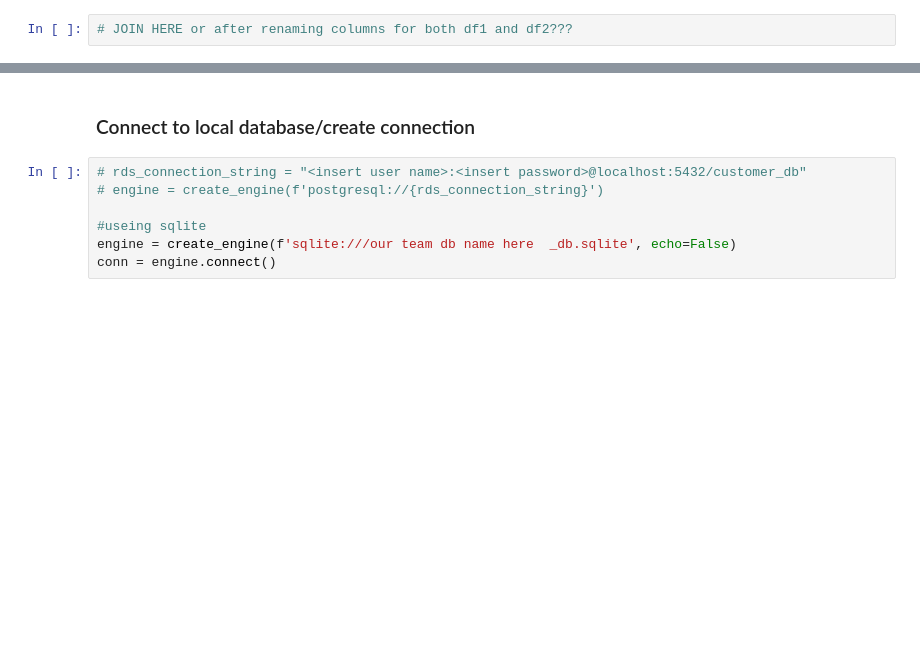
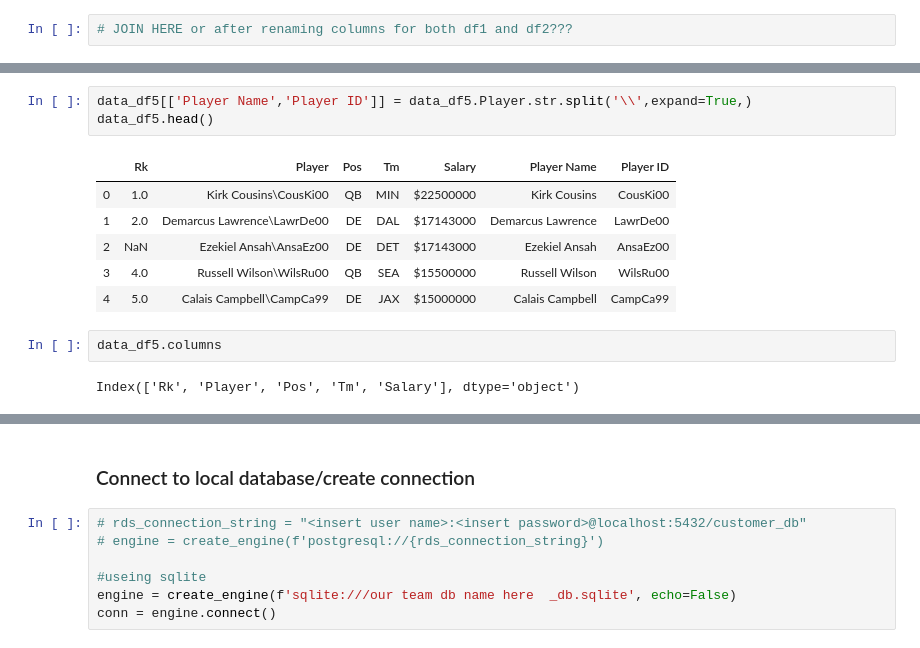
Before and after one commit to paholland/ETL_Project, a Jupyter notebook: Team_ETL.ipynb, the cells around one changed output, grey strips where cells are left out. Drawn from its saved outputs; the diff is of its cells as text; blank space fills up the shorter version.

```diff
--- a/Team_ETL.ipynb
+++ b/Team_ETL.ipynb
@@ -157,0 +202,14 @@ new_data_df2.head()
+# %%
+data_df5[['Player Name','Player ID']] = data_df5.Player.str.split('\\',expand=True,)
+data_df5.head()
+# %% [output]
+|  | Rk | Player | Pos | Tm | Salary | Player Name | Player ID |
+| 0 | 1.0 | Kirk Cousins\CousKi00 | QB | MIN | $22500000 | Kirk Cousins | CousKi00 |
+| 1 | 2.0 | Demarcus Lawrence\LawrDe00 | DE | DAL | $17143000 | Demarcus Lawrence | LawrDe00 |
+| 2 | NaN | Ezekiel Ansah\AnsaEz00 | DE | DET | $17143000 | Ezekiel Ansah | AnsaEz00 |
+| 3 | 4.0 | Russell Wilson\WilsRu00 | QB | SEA | $15500000 | Russell Wilson | WilsRu00 |
+| 4 | 5.0 | Calais Campbell\CampCa99 | DE | JAX | $15000000 | Calais Campbell | CampCa99 |
+# %%
+data_df5.columns
+# %% [output]
+Index(['Rk', 'Player', 'Pos', 'Tm', 'Salary'], dtype='object')
```
Also changed, not shown: parts of 16 cells of this notebook.
